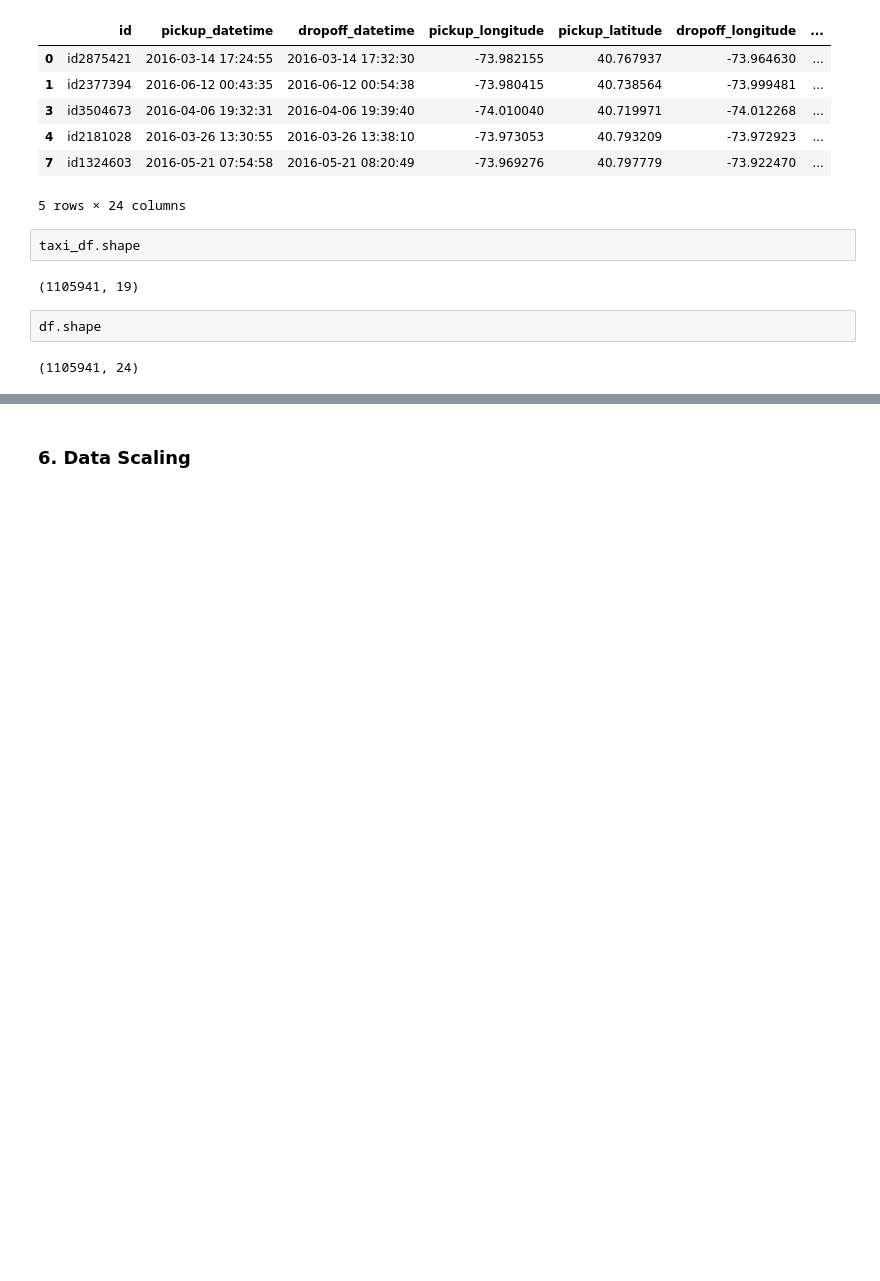
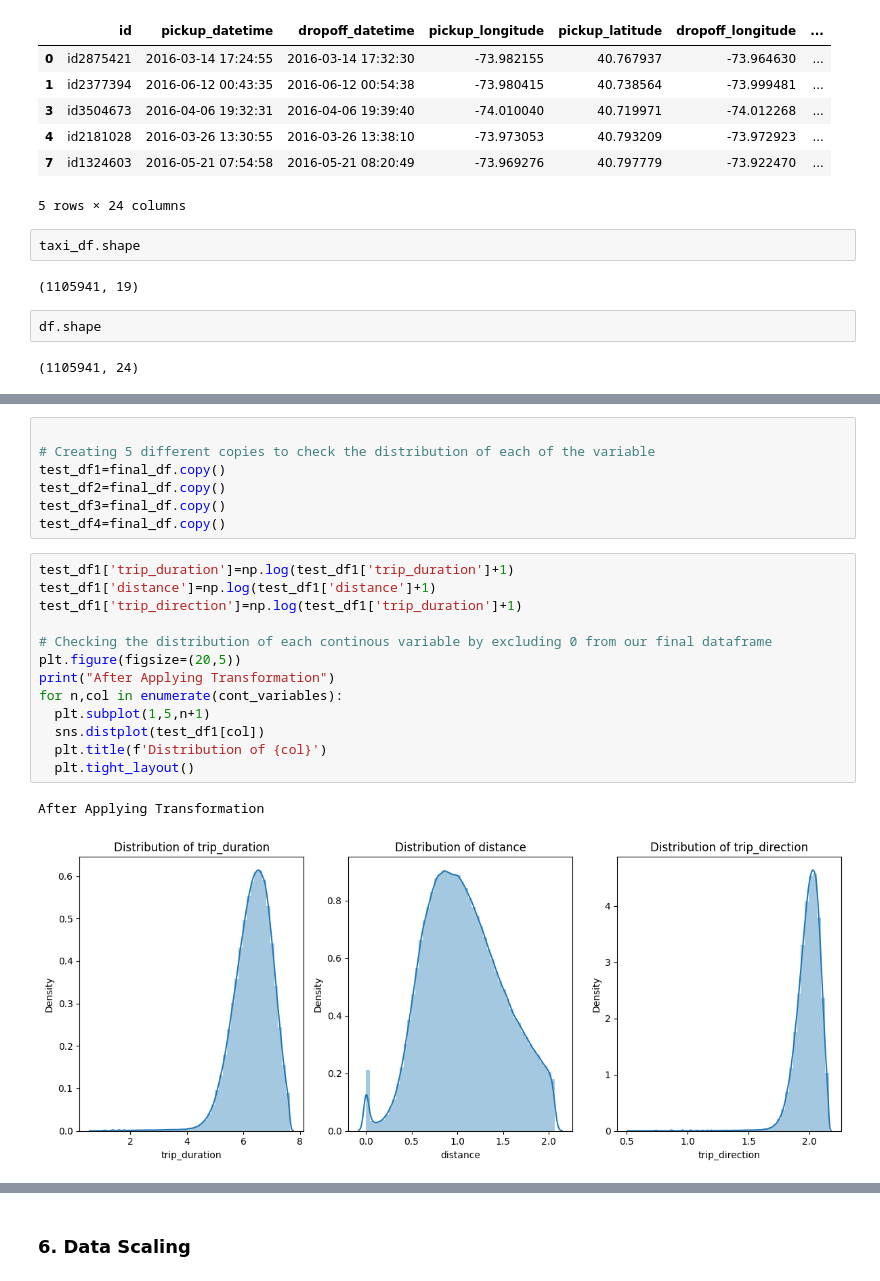
Before and after one commit to Navjotkhatri/NYC-Taxi-Trip-Time-Prediction, a Jupyter notebook: NYC_Taxi_Trip_Time_Prediction.ipynb, the cells around one changed output, grey strips where cells are left out. Drawn from its saved outputs; the diff is of its cells as text; blank space fills up the shorter version.

```diff
--- a/NYC_Taxi_Trip_Time_Prediction.ipynb
+++ b/NYC_Taxi_Trip_Time_Prediction.ipynb
@@ -1403,0 +1417,23 @@ NameError: ignored
+# %%
+
+# Creating 5 different copies to check the distribution of each of the variable
+test_df1=final_df.copy()
+test_df2=final_df.copy()
+test_df3=final_df.copy()
+test_df4=final_df.copy()
+# %%
+test_df1['trip_duration']=np.log(test_df1['trip_duration']+1)
+test_df1['distance']=np.log(test_df1['distance']+1)
+test_df1['trip_direction']=np.log(test_df1['trip_duration']+1)
+
+# Checking the distribution of each continous variable by excluding 0 from our final dataframe
+plt.figure(figsize=(20,5))
+print("After Applying Transformation")
+for n,col in enumerate(cont_variables):
+  plt.subplot(1,5,n+1)
+  sns.distplot(test_df1[col])
+  plt.title(f'Distribution of {col}')
+  plt.tight_layout()
+# %% [output]
+After Applying Transformation
+[figure, added]
```
Also changed, not shown: parts of 18 cells of this notebook.
